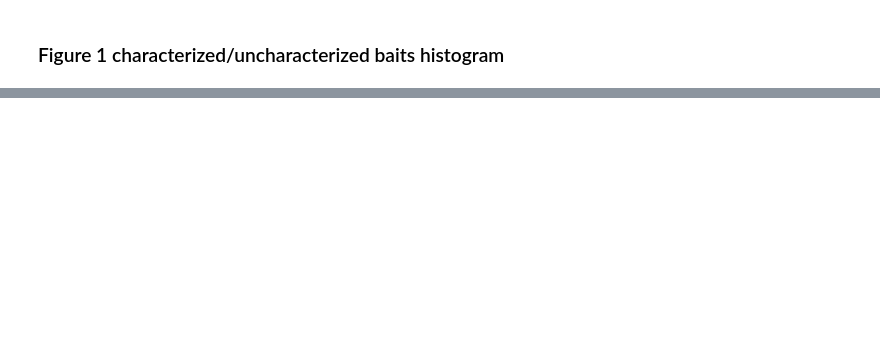
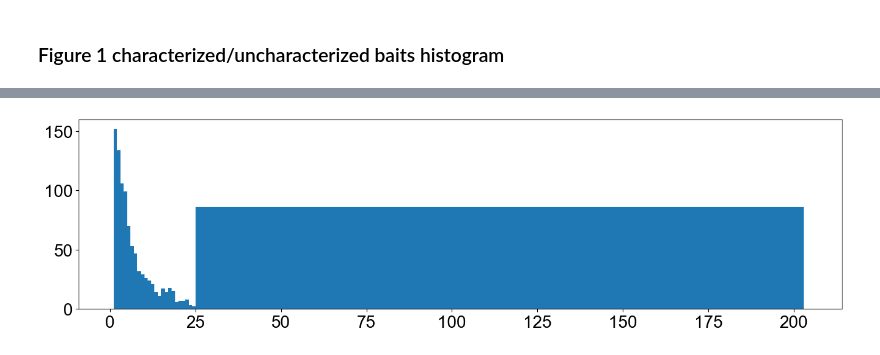
Before and after one commit to sophie-skanchy-1/Chlamy_AP-MS_Analysis_2025, a Jupyter notebook: Analyze WD and Z Scores, SAINT Scores, Heatmaps, TreeView for Phytozome.ipynb, the cells around one changed output, grey strips where cells are left out. Cells and saved outputs as stored; diff of their text form; code cells hidden in the pictures; blank space fills up the shorter version.

```diff
--- a/Analyze WD and Z Scores, SAINT Scores, Heatmaps, TreeView for Phytozome.ipynb
+++ b/Analyze WD and Z Scores, SAINT Scores, Heatmaps, TreeView for Phytozome.ipynb
@@ -3150,6 +3167,22 @@ for j in tqdm(bait_no_prey):
         known_no_prey += 1
     else:
         unknown_no_prey += 1
+# %%
+# no self-interactions
+no_self_conf_df = high_conf_df[high_conf_df['Bait CreID'] != high_conf_df['Prey CreID']]
+
+# bait freqs
+no_self_conf_bait_interacts = no_self_conf_df['Bait CreID'].to_numpy()
+(bait_cres_noself, bait_freqs_noself) = np.unique(no_self_conf_bait_interacts, return_counts=True)
+
+# histogram
+above_cutoff = 25
+
+hist_output = plt.hist(bait_freqs_noself, bins=np.append(np.arange(above_cutoff), [np.max(bait_freqs_noself), np.max(bait_freqs_noself)+1])+1);
+bait_hist_freqs_noself = hist_output[0]
+bait_hist_bins_noself = hist_output[1]
+# %% [output]
+[figure, added]
 # %%
 # for each bait, determine which bin it's in and whether it's known
 num_known_noself = np.zeros_like(bait_hist_freqs_noself)
```
Also changed, not shown: parts of 34 cells of this notebook.
